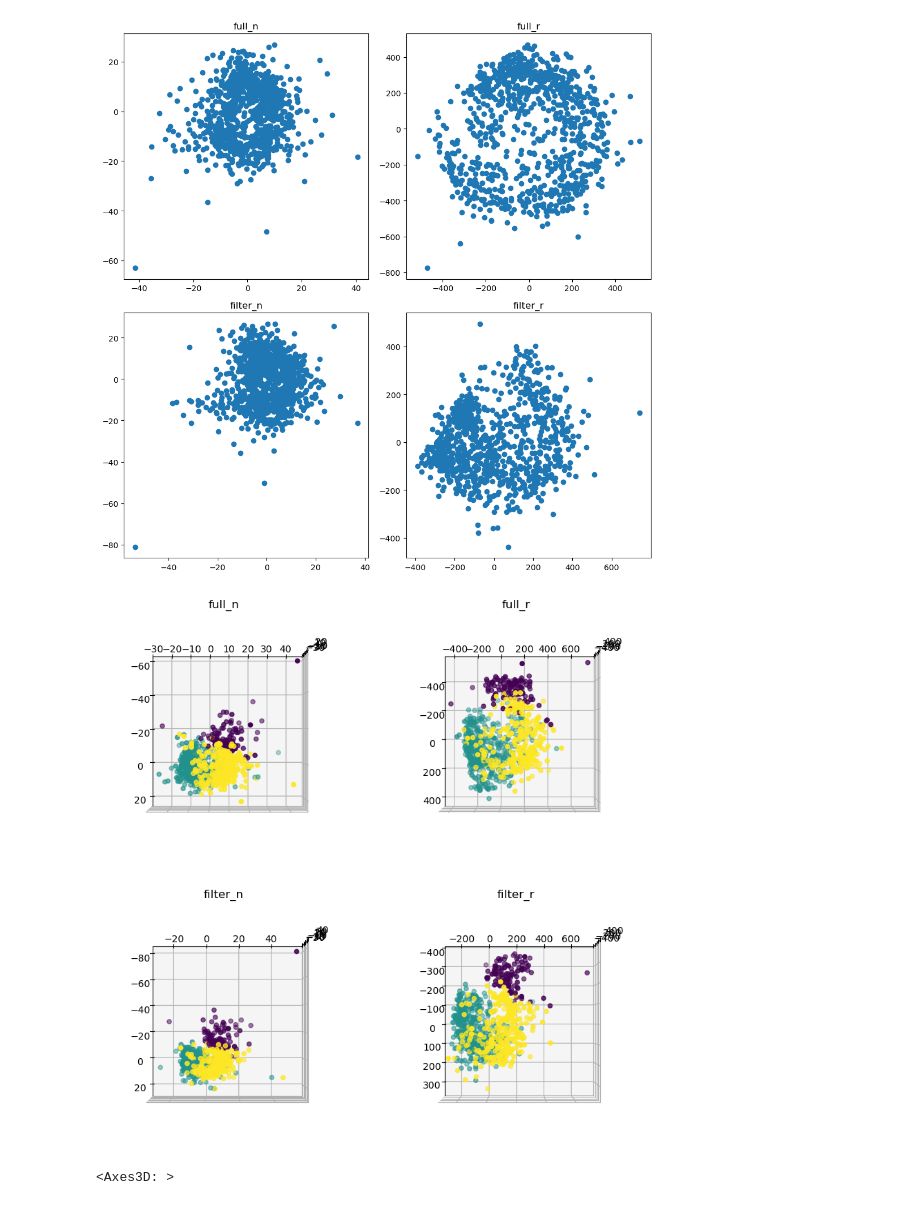
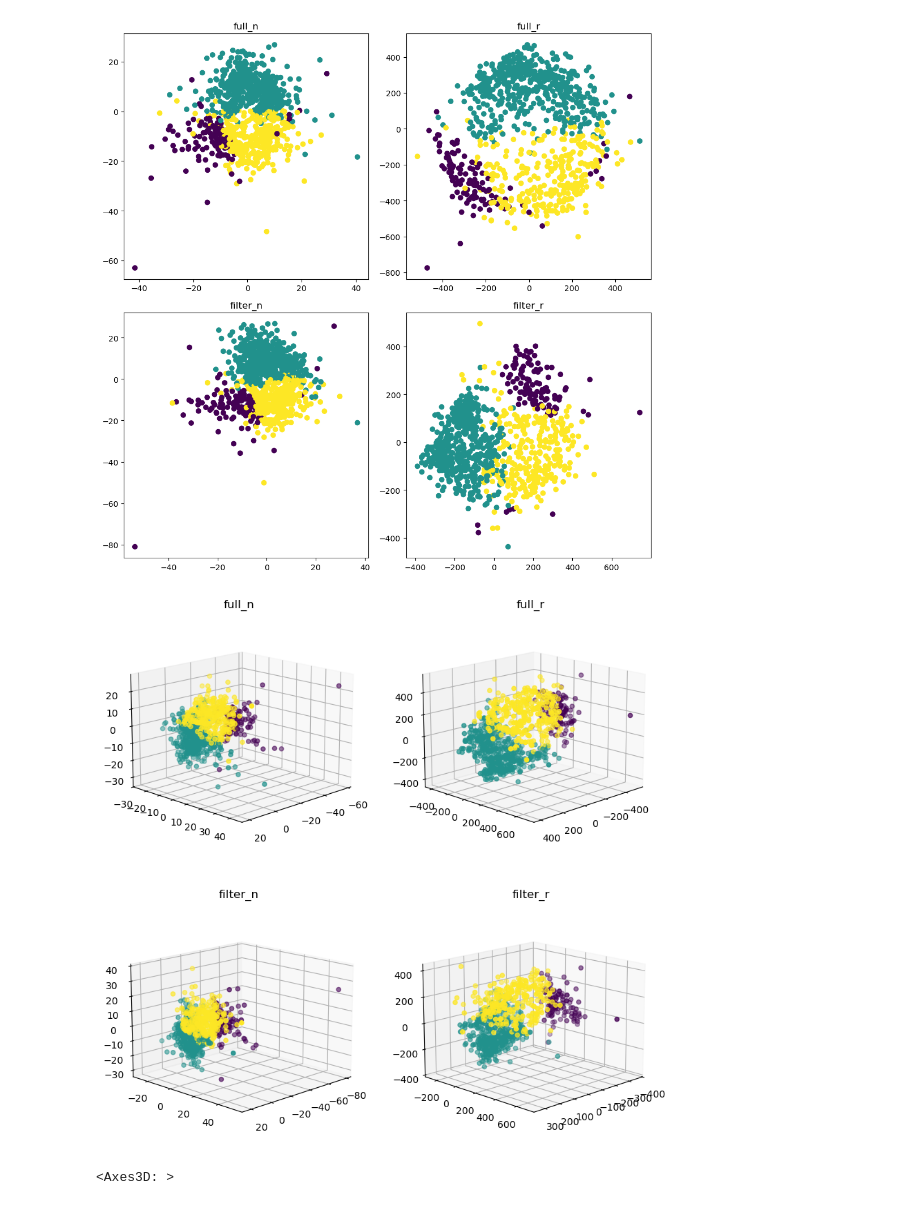
Before and after one commit to tripleUU-U/lamah-ce_lstm, a Jupyter notebook: analysis/state_analysis.ipynb, the cells around one changed output. Cells and saved outputs as stored; diff of their text form; code cells hidden in the pictures.

```diff
--- a/analysis/state_analysis.ipynb
+++ b/analysis/state_analysis.ipynb
@@ -43,7 +43,7 @@ with open("/home/wuhlmann/BA/data/processed_data/cell_states/512_batch_size_2711
 # %%
 mode = "normal"
 # %%
-fig, axs = plt.subplots(2,4, figsize=(10,10), subplot_kw={"projection": "3d"})
+fig, axs = plt.subplots(2,4, figsize=(15,15), subplot_kw={"projection": "3d"})
 
 for ax, array, title in zip(
 	axs.ravel(),
@@ -57,8 +57,9 @@ for ax, array, title in zip(
 		cell_state_array=array,
 		ax=ax,
 		connect=True,
-		ax_view_params={"elev": 30, "azim": 135},
+		ax_view_params={"elev": 90, "azim": 135},
 		title=title,
+		linewidth=0.5
 	)
 
 plt.tight_layout()
@@ -113,4 +98,11 @@ strata_ids.set_index("ID", inplace=True)
+# %%
+show_cluster = False
 # %%
+from sklearn.cluster import HDBSCAN, OPTICS
+
+hdbscan = HDBSCAN()
+optics = OPTICS(min_cluster_size=30)
+
 fig, axs = plt.subplots(2,2, figsize=(10,10))
 
 for ax, array, title in zip(
@@ -118,23 +110,39 @@ for ax, array, title in zip(
 	[full_means_mds["2"][m] for m in ["normal", "raw"]] + [filter_means_mds["2"][m] for m in ["normal", "raw"]],
 	["full_n","full_r", "filter_n", "filter_r"]):
 
-    plot_cell_state_2d(array, ax=ax, title=title)
+	if show_cluster:
+		cluster = hdbscan.fit_predict(array)
+		cluster = optics.fit_predict(array)
+
+		print(f"{len(cluster[cluster==-1])} basins could not be assined")
+
+		plot_cell_state_2d(array[cluster!=-1], ax=ax, title=title, c=cluster[cluster !=-1])
+	else:
+		plot_cell_state_2d(array, ax=ax, title=title, c=strata_ids["0"])
 
 plt.tight_layout()
 # %% [output]
-[figure, old version]
+[figure, new version]
 # %%
 fig, axs = plt.subplots(2,2, figsize=(10,10), subplot_kw={"projection": "3d"})
+
+hdbscan = HDBSCAN(min_cluster_size=20)
 
 for ax, array, title in zip(
     axs.ravel(),
 	[full_means_mds["3"][m] for m in ["normal", "raw"]] + [filter_means_mds["3"][m] for m in ["normal", "raw"]],
 	["full_n","full_r", "filter_n", "filter_r"]):
 
+	if show_cluster:
+		cluster = hdbscan.fit_predict(array)
 
-    plot_cell_state_3d(array, ax=ax, ax_view_params={"elev":90, "azim": 0}, title=title, c=strata_ids)
+		print(f"{len(cluster[cluster==-1])} basins could not be assined")
+
+		plot_cell_state_3d(array[cluster!=-1], ax=ax, title=title, ax_view_params={"elev": 15, "azim": 45}, c=cluster[cluster !=-1])
+	else:
+		plot_cell_state_3d(array, ax=ax, title=title, ax_view_params={"elev": 15, "azim": 45}, c=strata_ids)
 # %% [output]
-[figure, old version]
+[figure, new version]
 # %%
 
 plot_cell_state_3d(filter_means_mds["3"]["normal"], ax_view_params={"elev":40, "azim": 145}, fig_args={"figsize":(10,10)}, c=strata_ids)
```
Also changed, not shown: parts of 6 cells of this notebook, 1 other file.
